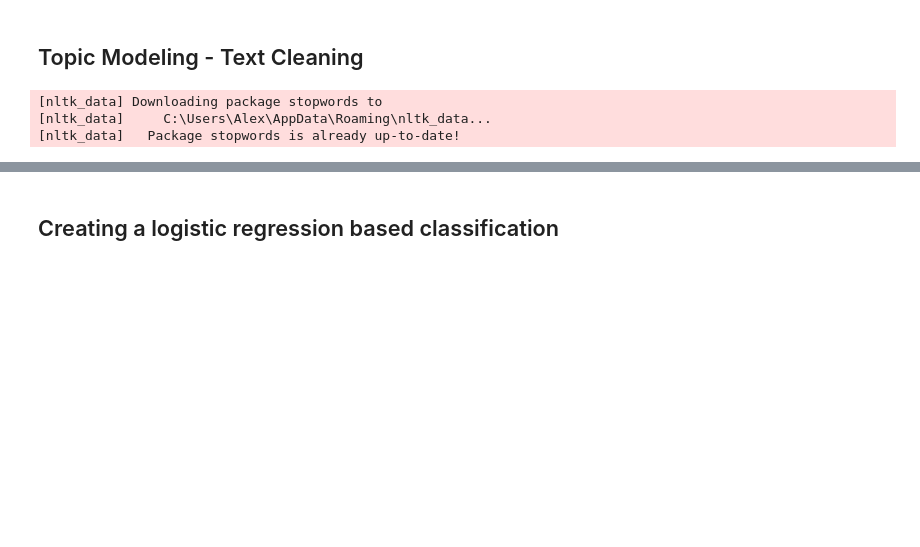
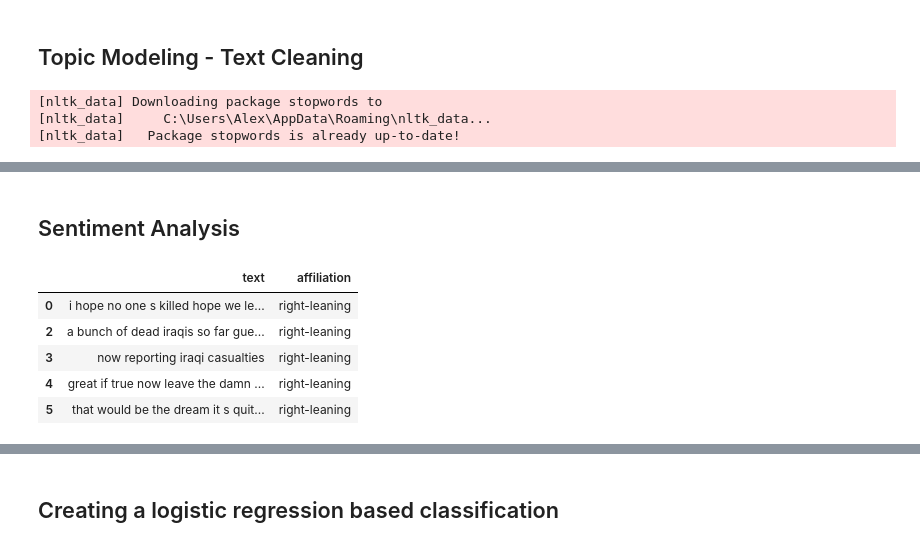
Before and after one commit to alexilyin1/reddit_scraper, a Jupyter notebook: reddit_analysis.ipynb, the cells around one changed output, grey strips where cells are left out. Drawn from its saved outputs; the diff is of its cells as text; code cells hidden in the pictures; blank space fills up the shorter version.

```diff
--- a/reddit_analysis.ipynb
+++ b/reddit_analysis.ipynb
@@ -918,0 +983,2 @@ vis
+# %% [markdown]
+## Sentiment Analysis
@@ -918,0 +993,9 @@ vis
+# %%
+comments_df.head()
+# %% [output]
+|  | text | affiliation |
+| 0 | i hope no one s killed hope we le... | right-leaning |
+| 2 | a bunch of dead iraqis so far gue... | right-leaning |
+| 3 | now reporting iraqi casualties | right-leaning |
+| 4 | great if true now leave the damn ... | right-leaning |
+| 5 | that would be the dream it s quit... | right-leaning |
```
Also changed, not shown: parts of 28 cells of this notebook, 1 other file.
